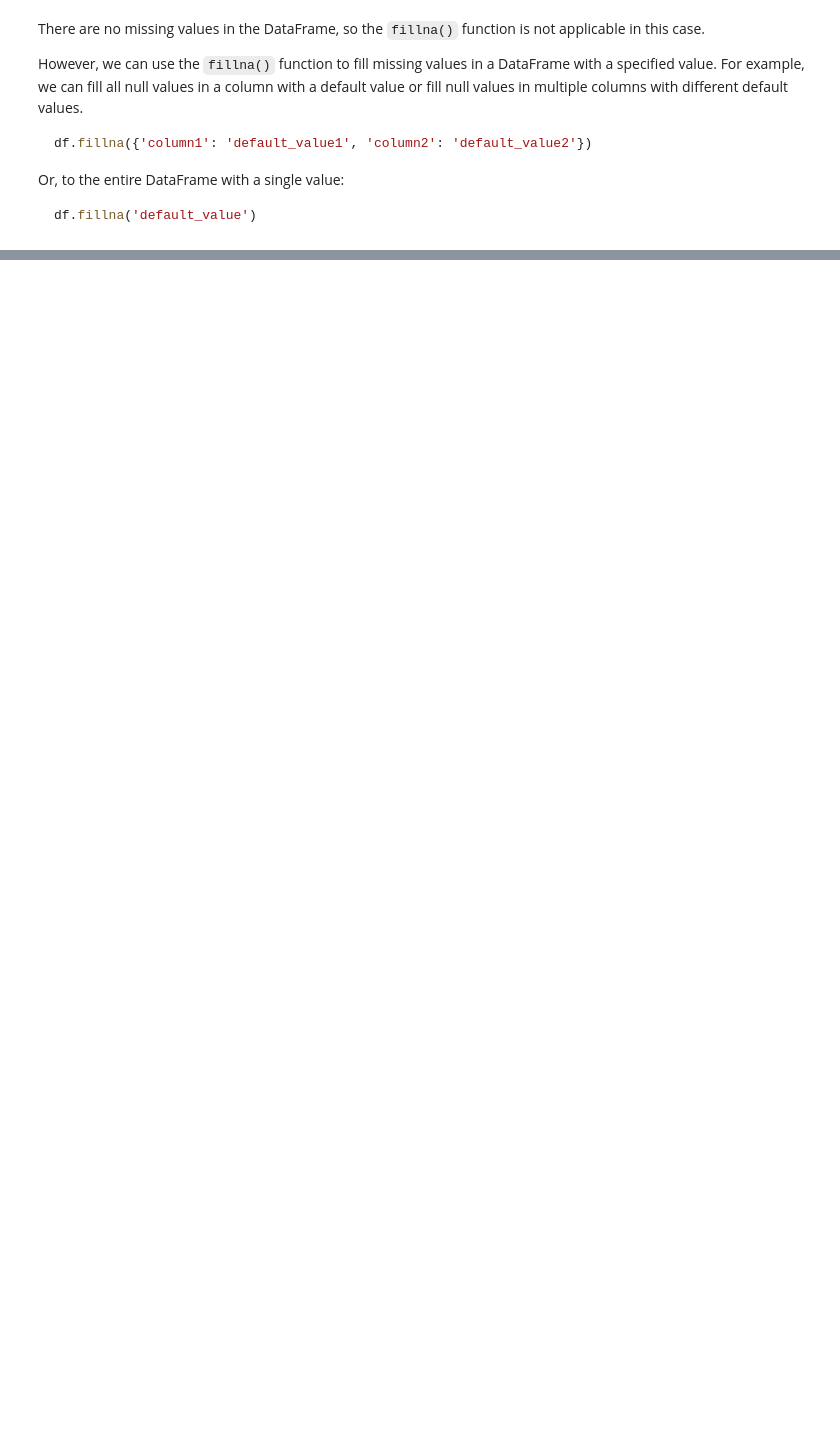
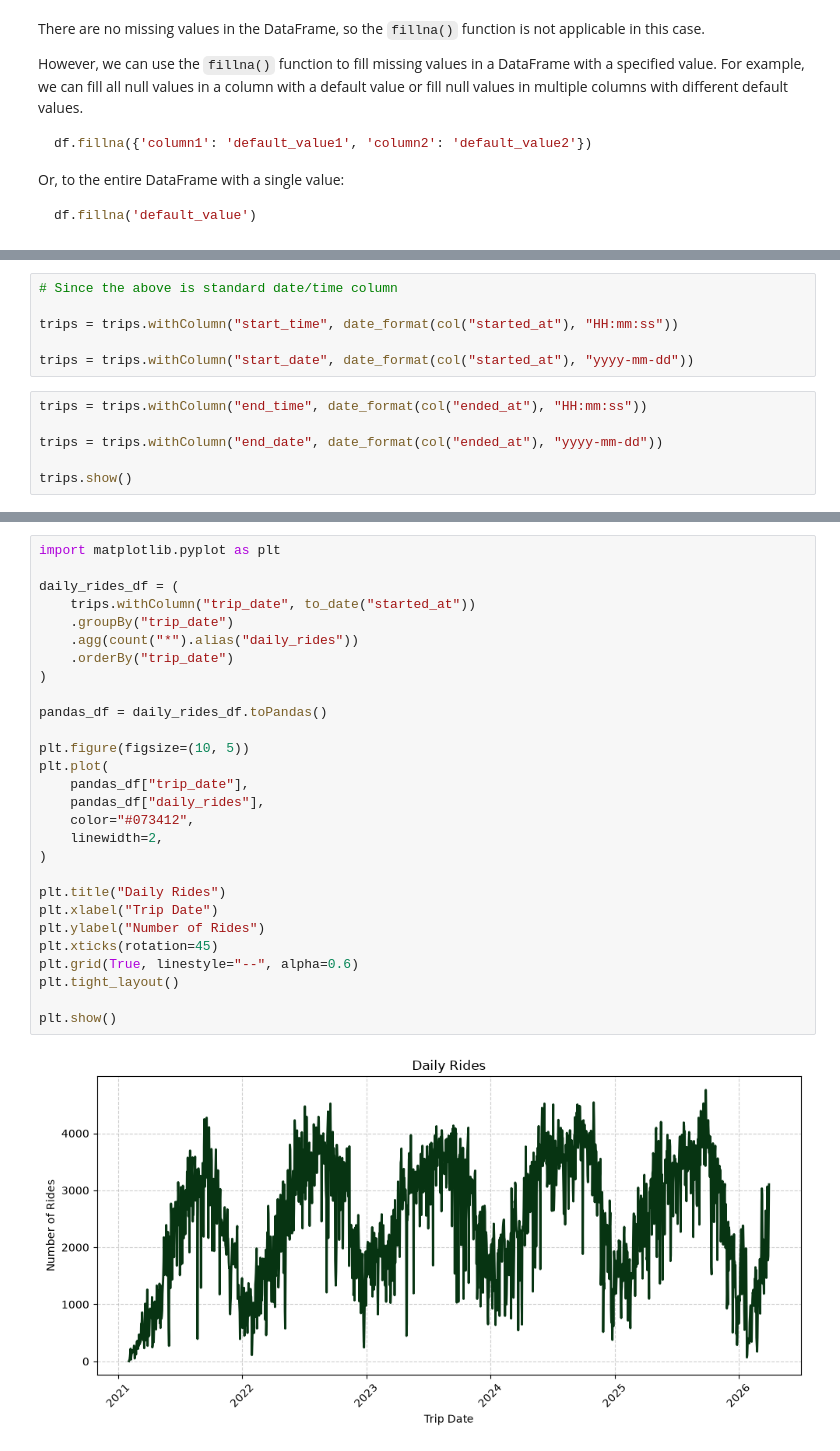
Before and after one commit to Ppius6/analytics-engineering, a Jupyter notebook: Spark/scripts/learn.ipynb, the cells around one changed output, grey strips where cells are left out. Saved outputs shown, nothing was run; the diff lists cells and outputs as text; blank space fills up the shorter version.

```diff
--- a/Spark/scripts/learn.ipynb
+++ b/Spark/scripts/learn.ipynb
@@ -1020,0 +1061,12 @@ df.withColumn('new_column', split(df['string_column'], 'delimiter'))
+# %%
+# Since the above is standard date/time column
+
+trips = trips.withColumn("start_time", date_format(col("started_at"), "HH:mm:ss"))
+
+trips = trips.withColumn("start_date", date_format(col("started_at"), "yyyy-mm-dd"))
+# %%
+trips = trips.withColumn("end_time", date_format(col("ended_at"), "HH:mm:ss"))
+
+trips = trips.withColumn("end_date", date_format(col("ended_at"), "yyyy-mm-dd"))
+
+trips.show()
@@ -1020,0 +1242,30 @@ df.withColumn('new_column', split(df['string_column'], 'delimiter'))
+# %%
+import matplotlib.pyplot as plt
+
+daily_rides_df = (
+    trips.withColumn("trip_date", to_date("started_at"))
+    .groupBy("trip_date")
+    .agg(count("*").alias("daily_rides"))
+    .orderBy("trip_date")
+)
+
+pandas_df = daily_rides_df.toPandas()
+
+plt.figure(figsize=(10, 5))
+plt.plot(
+    pandas_df["trip_date"],
+    pandas_df["daily_rides"],
+    color="#073412",
+    linewidth=2,
+)
+
+plt.title("Daily Rides")
+plt.xlabel("Trip Date")
+plt.ylabel("Number of Rides")
+plt.xticks(rotation=45)
+plt.grid(True, linestyle="--", alpha=0.6)
+plt.tight_layout()
+
+plt.show()
+# %% [output]
+[figure, added]
```
Also changed, not shown: parts of 73 cells of this notebook, 5 other files.
